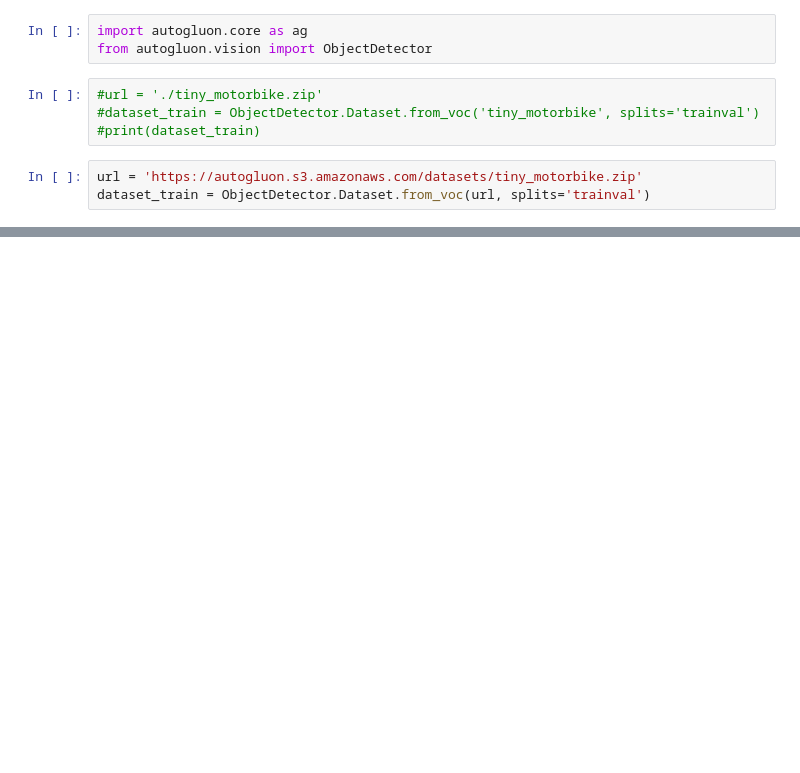
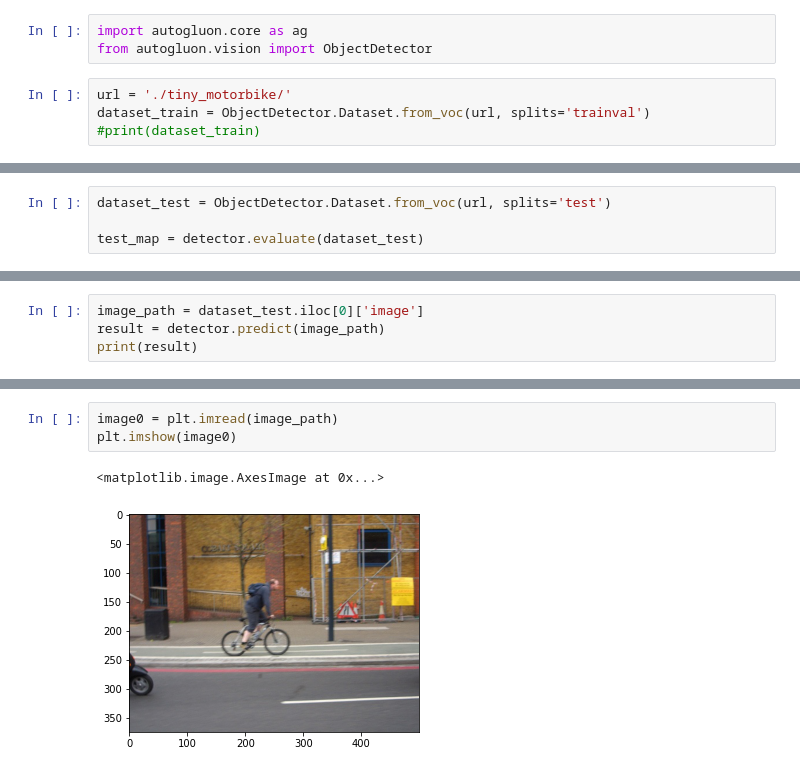
Before and after one commit to predora005/machine-learning-playground, a Jupyter notebook: 02.autogluon/01.quick_start/object_detection.ipynb, the cells around one changed output, grey strips where cells are left out. Saved outputs shown, nothing was run; the diff lists cells and outputs as text; blank space fills up the shorter version.

```diff
--- a/02.autogluon/01.quick_start/object_detection.ipynb
+++ b/02.autogluon/01.quick_start/object_detection.ipynb
@@ -4,9 +5,6 @@
 import autogluon.core as ag
 from autogluon.vision import ObjectDetector
 # %%
-#url = './tiny_motorbike.zip'
-#dataset_train = ObjectDetector.Dataset.from_voc('tiny_motorbike', splits='trainval')
+url = './tiny_motorbike/'
+dataset_train = ObjectDetector.Dataset.from_voc(url, splits='trainval')
 #print(dataset_train)
-# %%
-url = 'https://autogluon.s3.amazonaws.com/datasets/tiny_motorbike.zip'
-dataset_train = ObjectDetector.Dataset.from_voc(url, splits='trainval')
@@ -41,0 +36,4 @@ OSError: [Errno 12] Cannot allocate memory
+# %%
+dataset_test = ObjectDetector.Dataset.from_voc(url, splits='test')
+
+test_map = detector.evaluate(dataset_test)
@@ -41,0 +48,4 @@ OSError: [Errno 12] Cannot allocate memory
+# %%
+image_path = dataset_test.iloc[0]['image']
+result = detector.predict(image_path)
+print(result)
@@ -41,0 +70,6 @@ OSError: [Errno 12] Cannot allocate memory
+# %%
+image0 = plt.imread(image_path)
+plt.imshow(image0)
+# %% [output]
+<matplotlib.image.AxesImage at 0x...>
+[figure, added]
```
Also changed, not shown: parts of 19 cells of this notebook, 1 other file.
